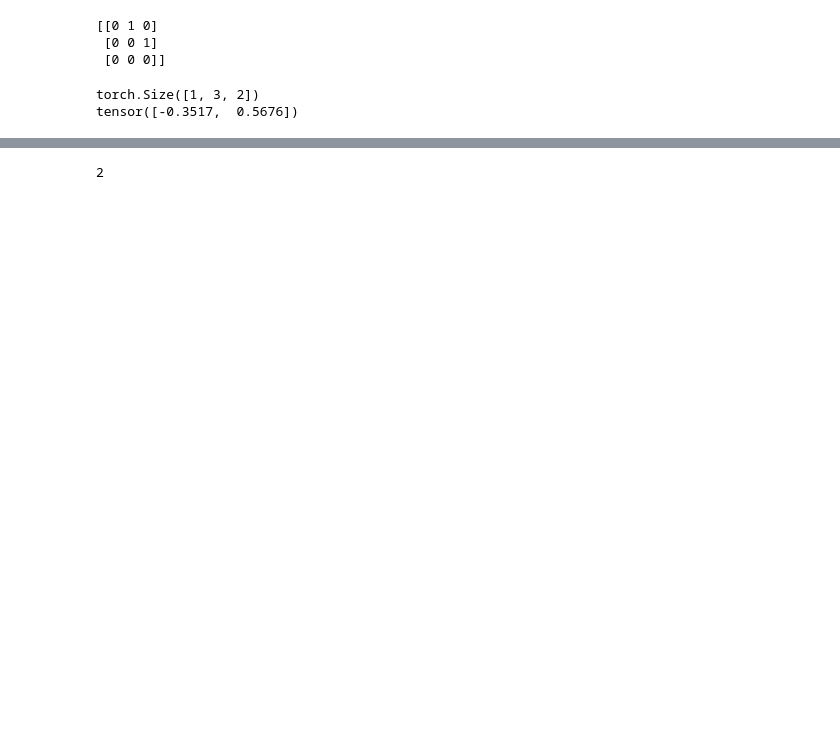
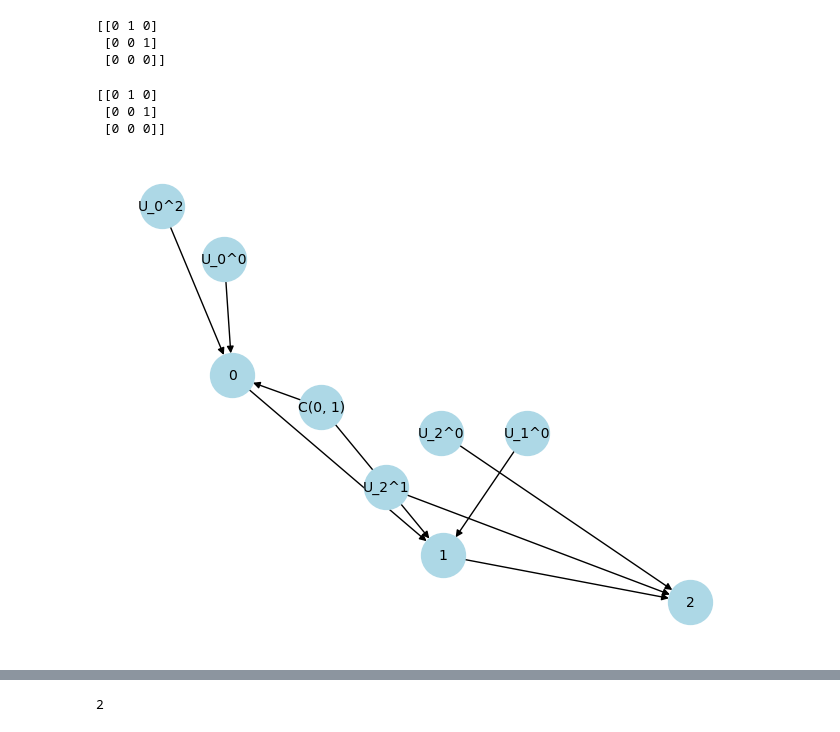
Before and after one commit to adam2392/ciflows, a Jupyter notebook: notebooks/playground/causal_prior.ipynb, the cells around one changed output, grey strips where cells are left out. Drawn from its saved outputs; the diff is of its cells as text; code cells hidden in the pictures; blank space fills up the shorter version.

Commit message:
Updated linear causal prior
Signed-off-by: Adam Li <adam2392@gmail.com>

```diff
--- a/notebooks/playground/causal_prior.ipynb
+++ b/notebooks/playground/causal_prior.ipynb
@@ -52,10 +59,51 @@ prior = ClusteredCausalDistribution(
     intervention_targets_per_distr=intervention_targets_per_distr,
     hard_interventions_per_distr=hard_interventions_per_distr,
 )
-# %%
-U_0 = prior.sample_noise()
-print(U_0.shape)
-print(U_0[0, 0, :])
-# %% [output]
-torch.Size([1, 3, 2])
-tensor([-0.3517,  0.5676])
+# %%
+G = nx.DiGraph([("digit", "color-digit"), ("color-digit", "color-bar")])
+adj_mat = nx.adjacency_matrix(G).todense()
+print(adj_mat)
+
+cluster_sizes = np.array([2, 2, 2])
+intervention_targets_per_distr = torch.Tensor(
+    [
+        [0, 0, 0],
+        [0, 0, 1],
+        [1, 0, 0],
+    ]
+)
+hard_interventions_per_distr = None
+confounded_variables = [(0, 1)]
+
+dag = sample_linear_gaussian_dag(
+    cluster_sizes=cluster_sizes,
+    intervention_targets_per_distr=intervention_targets_per_distr,
+    adj_mat=adj_mat,
+    confounded_variables=confounded_variables
+)
+
+# Remove the weight attribute from all edges
+draw_G = dag.copy()
+for u, v in draw_G.edges():
+    if "weight" in draw_G[u][v]:
+        del draw_G[u][v]["weight"]
+
+
+# draw_with_graphviz(draw_G)
+pos = nx.spring_layout(draw_G, seed=1)  # Layout for the graph
+nx.draw(
+    draw_G,
+    pos,
+    with_labels=True,
+    node_color="lightblue",
+    font_size=10,
+    node_size=1000,
+    # node_size=[len(G.nodelist[i])**2 * 60 for i in pos]
+)
+
+plt.show()
+# %% [output]
+[[0 1 0]
+ [0 0 1]
+ [0 0 0]]
+[figure, added]
```
Also changed, not shown: parts of 18 cells of this notebook, 7 other files.
